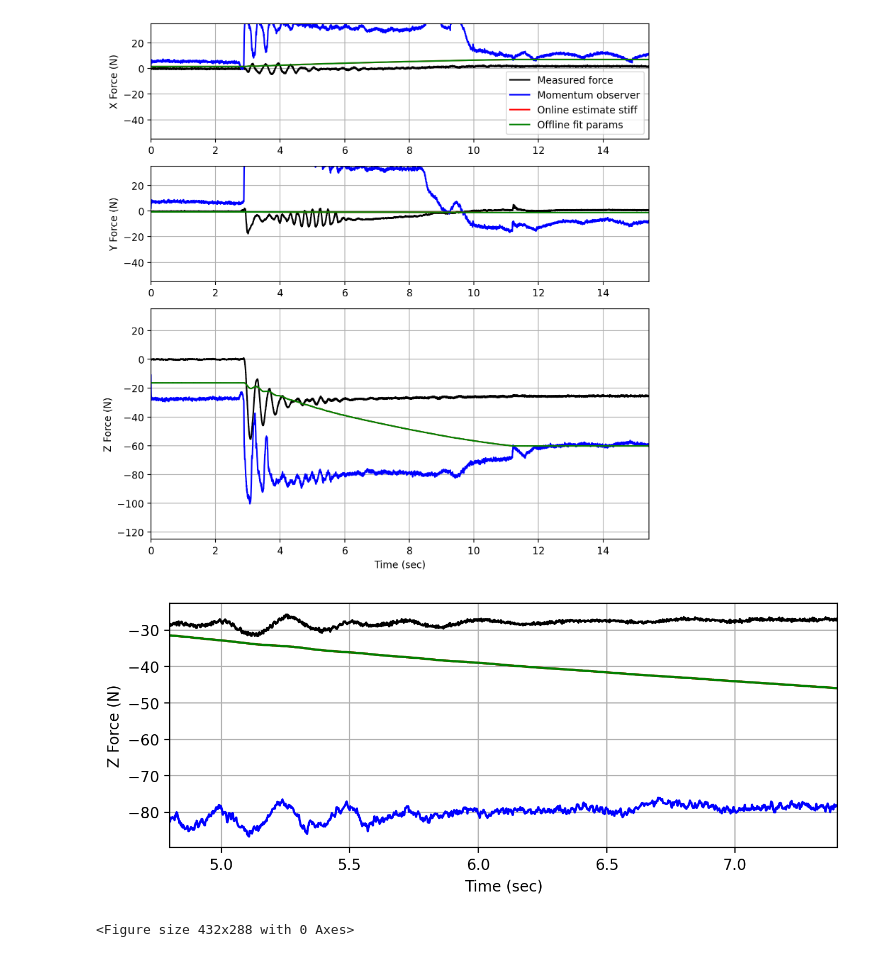
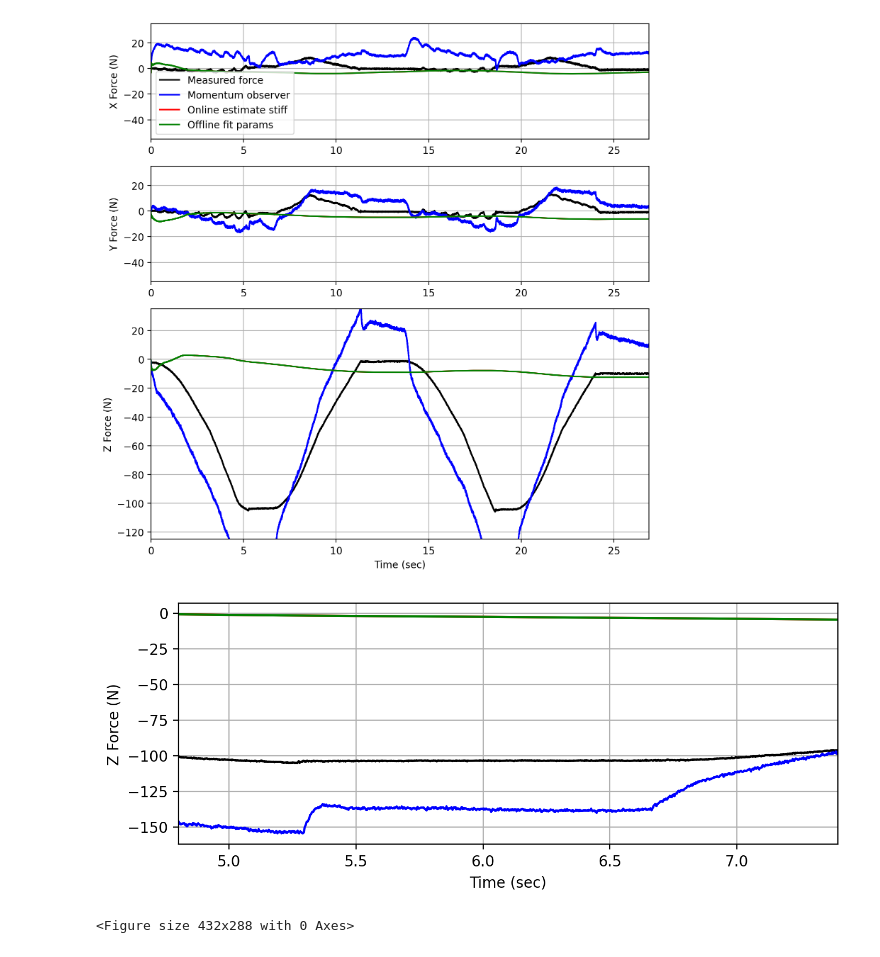
Before and after one commit to khaninger/full-state-estimator, a Jupyter notebook: pickle_plot.ipynb, the cells around one changed output. Cells and saved outputs as stored; diff of their text form; code cells hidden in the pictures.

```diff
--- a/pickle_plot.ipynb
+++ b/pickle_plot.ipynb
@@ -8,7 +8,7 @@ plt_dpi = 200
 # Plotting the estimated force, observer force, measured force
 
 #traj = 'data/ur_vertical_3_stiff.pkl' # estimating stiffness online
-traj = 'data/ur_rotate_stiff_2.pkl'
+traj = 'data/ur_vertical_3.pkl'
 with open(traj, 'rb') as f:
     states, _, _, _, stiff, _, f_ee_obs_stiff, f_ee, true_pos, true_vel = pickle.load(f)
 
@@ -36,35 +36,35 @@ axs[0].legend()
 axs[0].set_ylim([-55,35])
 axs[1].set_ylim([-55,35])
 axs[2].set_ylim([-125,35])
 axs[0].set_ylabel('X Force (N)')
 axs[1].set_ylabel('Y Force (N)')
 axs[2].set_ylabel('Z Force (N)')
 
 #plt.xlabel('Force (N)')
 #fig.text(0.04, 0.5, 'Force (N)', va='center', rotation='vertical')
 plt.xlabel('Time (sec)')
 plt.tight_layout()
 #plt.savefig('figs/force_comparison.pdf')
 
 plt.figure(figsize=(8,3), dpi=plt_dpi)
 time = range(2400, 7*500+200)
 t = np.array([time]).squeeze()/500.
 
 ind = 2
 plt.plot(t, f_ee[ind,time], 'k', label="Measured force")
 plt.plot(t, f_ee_mo[ind,time], 'b', label= "Momentum observer")
 plt.plot(t, f_ee_obs_stiff[ind,time], 'r', label= "Online estimate stiff")
 plt.plot(t, f_ee_obs_off[ind,time], 'g', label= "Offline fit params")
 plt.grid(True)
 plt.xlim([t[0],t[-1]])
 plt.xlabel('Time (sec)')
 plt.ylabel('Z Force (N)')
 plt.show()
 plt.tight_layout()
 plt.savefig('figs/force_comparison_zoom.pdf')
 # %% [output]
-[figure, old version]
+[figure, new version]
-[figure, old version]
+[figure, new version]
 <Figure size 432x288 with 0 Axes>
 # %%
 ## Comparing stiffness estimates
```
Also changed, not shown: parts of 4 cells of this notebook, 14 other files.
